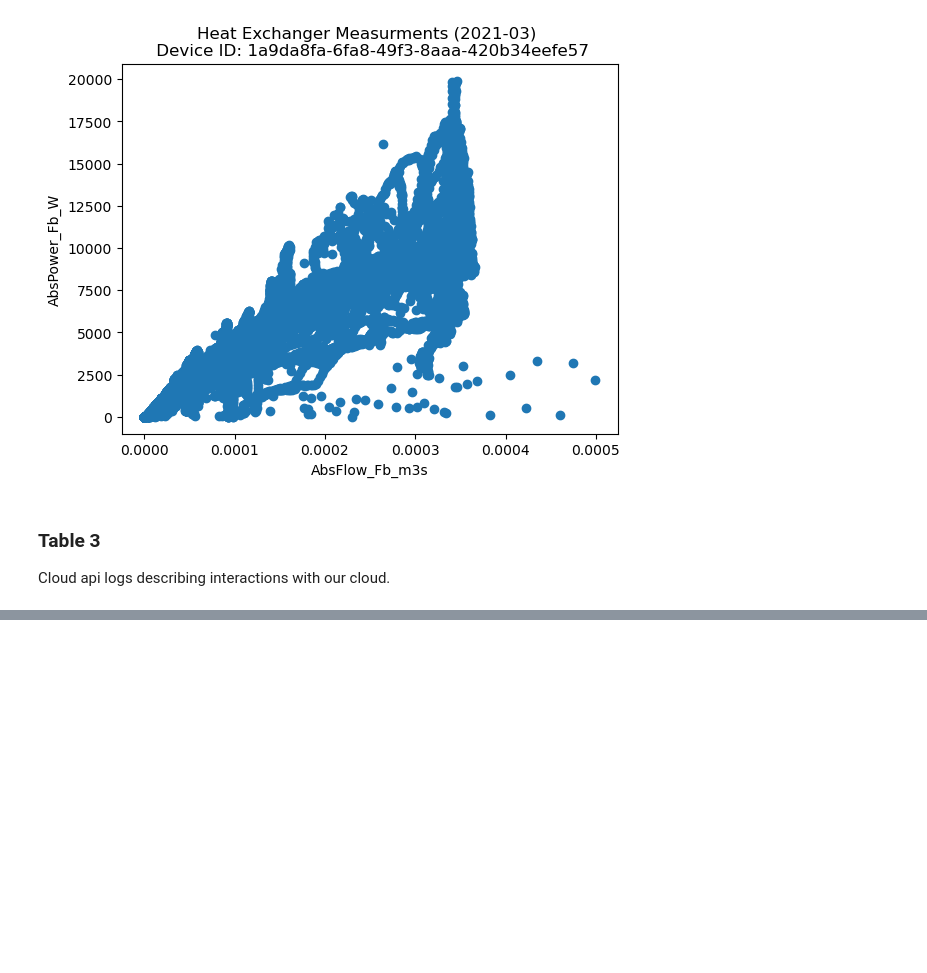
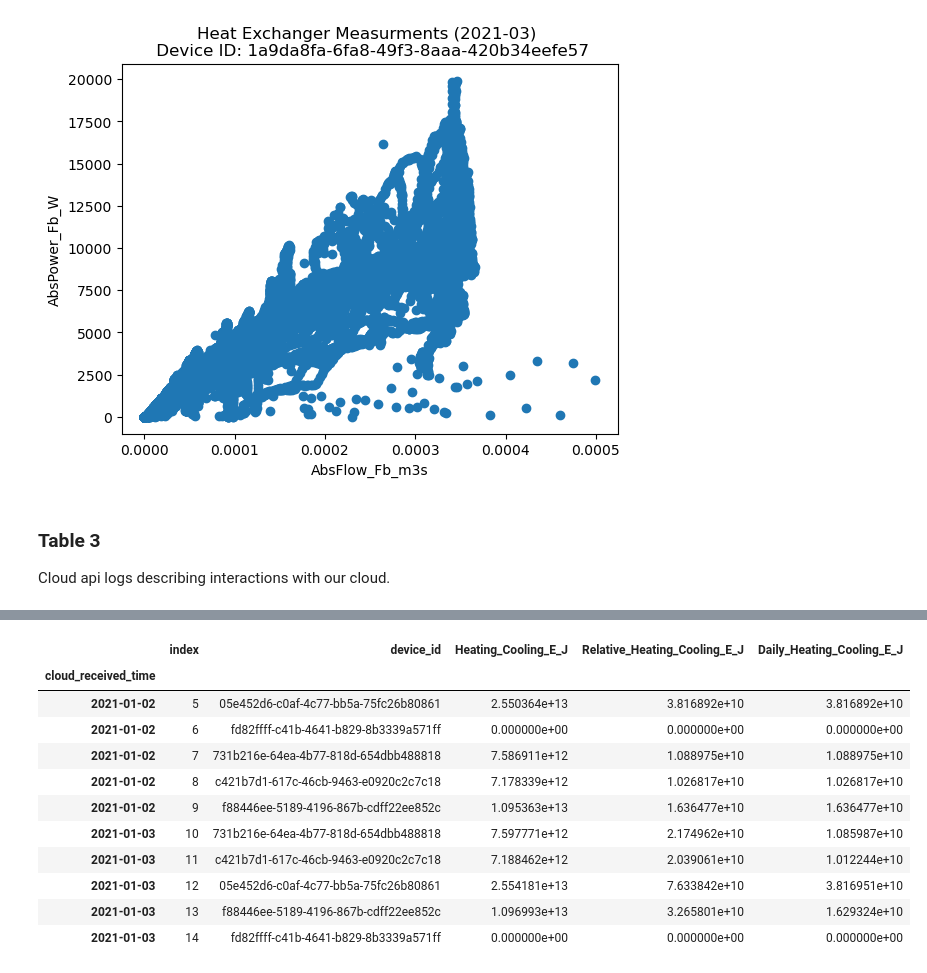
Before and after one commit to MikiVanousek/start2025, a Jupyter notebook: work/docker-demo.ipynb, the cells around one changed output, grey strips where cells are left out. Cells and saved outputs as stored; diff of their text form; code cells hidden in the pictures; blank space fills up the shorter version.

```diff
--- a/work/docker-demo.ipynb
+++ b/work/docker-demo.ipynb
@@ -105,0 +143,2 @@ pd_df1.head()
+# %%
+df_5_example_pandas_1 = df_5_example_pandas.copy()
@@ -105,0 +160,3 @@ pd_df1.head()
+# %%
+# sort the dataframe by cloud_received_time
+df_5_example_pandas_1 = df_5_example_pandas_1.sort_values("cloud_received_time")
@@ -105,0 +188,19 @@ pd_df1.head()
+# %%
+# remove the first date of each device
+df_5_example_pandas_1 = df_5_example_pandas_1.reset_index()
+df_5_example_pandas_1 = df_5_example_pandas_1[df_5_example_pandas_1["cloud_received_time"] > pd.to_datetime('2021-01-01')]
+df_5_example_pandas_1.set_index("cloud_received_time", inplace=True)
+df_5_example_pandas_1.head(10)
+# %% [output]
+|  | index | device_id | Heating_Cooling_E_J | Relative_Heating_Cooling_E_J | Daily_Heating_Cooling_E_J |
+| cloud_received_time |  |  |  |  |  |
+| 2021-01-02 | 5 | 05e452d6-c0af-4c77-bb5a-75fc26b80861 | 2.550364e+13 | 3.816892e+10 | 3.816892e+10 |
+| 2021-01-02 | 6 | fd82ffff-c41b-4641-b829-8b3339a571ff | 0.000000e+00 | 0.000000e+00 | 0.000000e+00 |
+| 2021-01-02 | 7 | 731b216e-64ea-4b77-818d-654dbb488818 | 7.586911e+12 | 1.088975e+10 | 1.088975e+10 |
+| 2021-01-02 | 8 | c421b7d1-617c-46cb-9463-e0920c2c7c18 | 7.178339e+12 | 1.026817e+10 | 1.026817e+10 |
+| 2021-01-02 | 9 | f88446ee-5189-4196-867b-cdff22ee852c | 1.095363e+13 | 1.636477e+10 | 1.636477e+10 |
+| 2021-01-03 | 10 | 731b216e-64ea-4b77-818d-654dbb488818 | 7.597771e+12 | 2.174962e+10 | 1.085987e+10 |
+| 2021-01-03 | 11 | c421b7d1-617c-46cb-9463-e0920c2c7c18 | 7.188462e+12 | 2.039061e+10 | 1.012244e+10 |
+| 2021-01-03 | 12 | 05e452d6-c0af-4c77-bb5a-75fc26b80861 | 2.554181e+13 | 7.633842e+10 | 3.816951e+10 |
+| 2021-01-03 | 13 | f88446ee-5189-4196-867b-cdff22ee852c | 1.096993e+13 | 3.265801e+10 | 1.629324e+10 |
+| 2021-01-03 | 14 | fd82ffff-c41b-4641-b829-8b3339a571ff | 0.000000e+00 | 0.000000e+00 | 0.000000e+00 |
```
Also changed, not shown: parts of 26 cells of this notebook.
